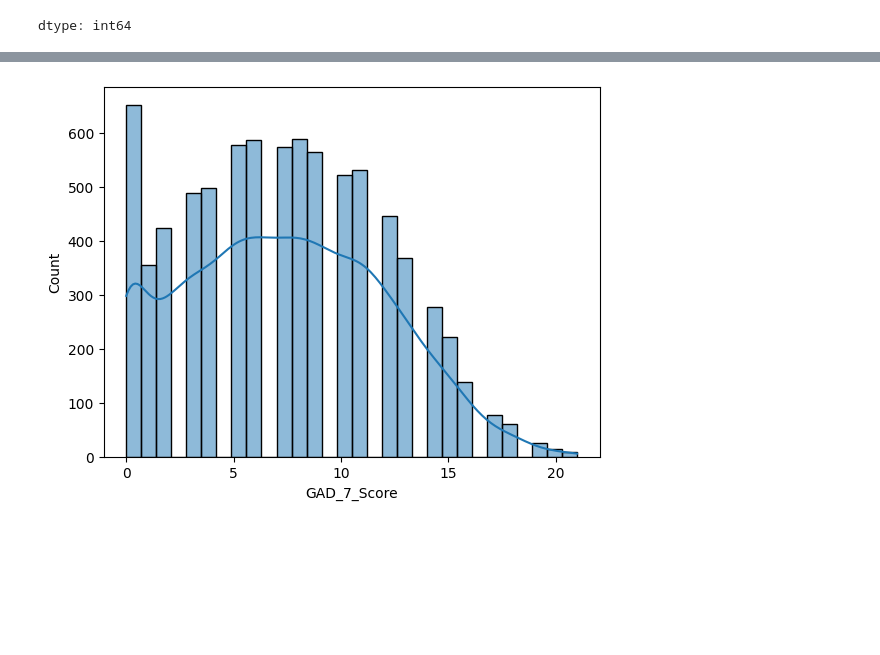
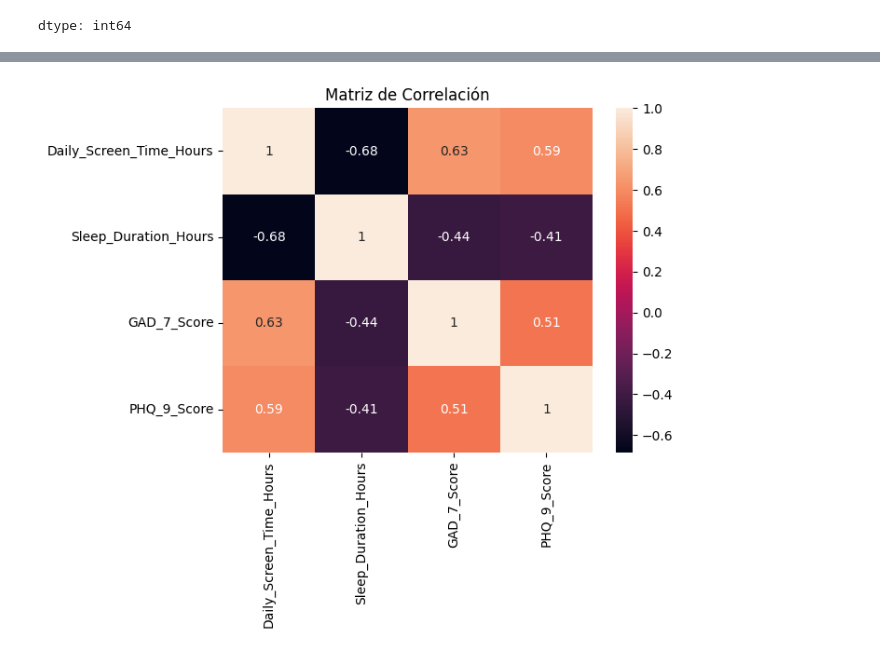
Before and after one commit to meceugenia/datasets-, a Jupyter notebook: Datasets_Cejas.ipynb, the cells around one changed output, grey strips where cells are left out. Saved outputs shown, nothing was run; the diff lists cells and outputs as text; code cells hidden in the pictures; blank space fills up the shorter version.

```diff
--- a/Datasets_Cejas.ipynb
+++ b/Datasets_Cejas.ipynb
@@ -142,6 +205,10 @@ mentalhealth.describe()
 # %%
 plt.figure()
-sns.histplot(mentalhealth["GAD_7_Score"], kde=True)
+sns.heatmap(
+    mentalhealth[["Daily_Screen_Time_Hours","Sleep_Duration_Hours","GAD_7_Score","PHQ_9_Score"]].corr(),
+    annot=True
+)
+plt.title("Matriz de Correlación")
 plt.show()
 # %% [output]
-[figure, old version]
+[figure, new version]
```
Also changed, not shown: parts of 17 cells of this notebook.
